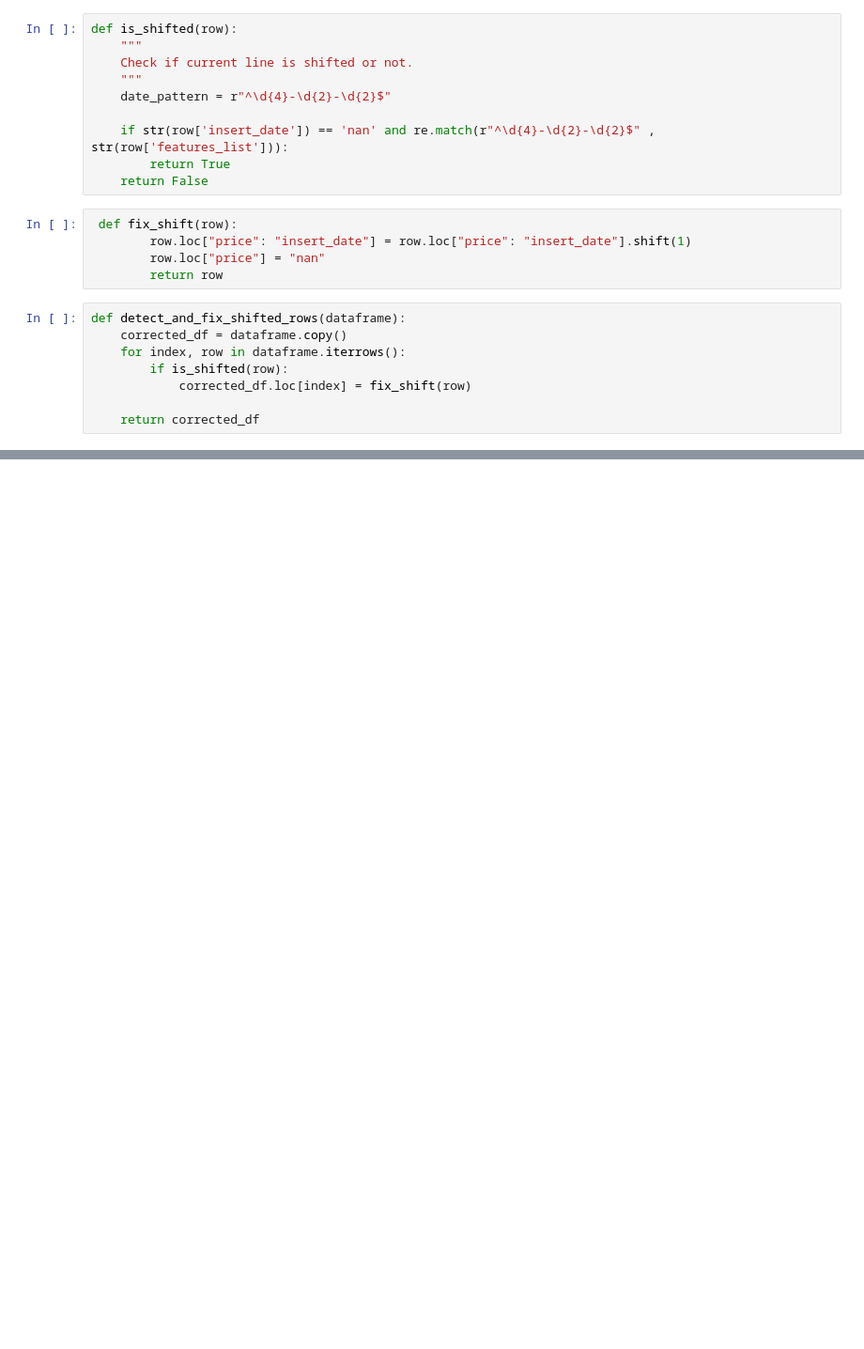
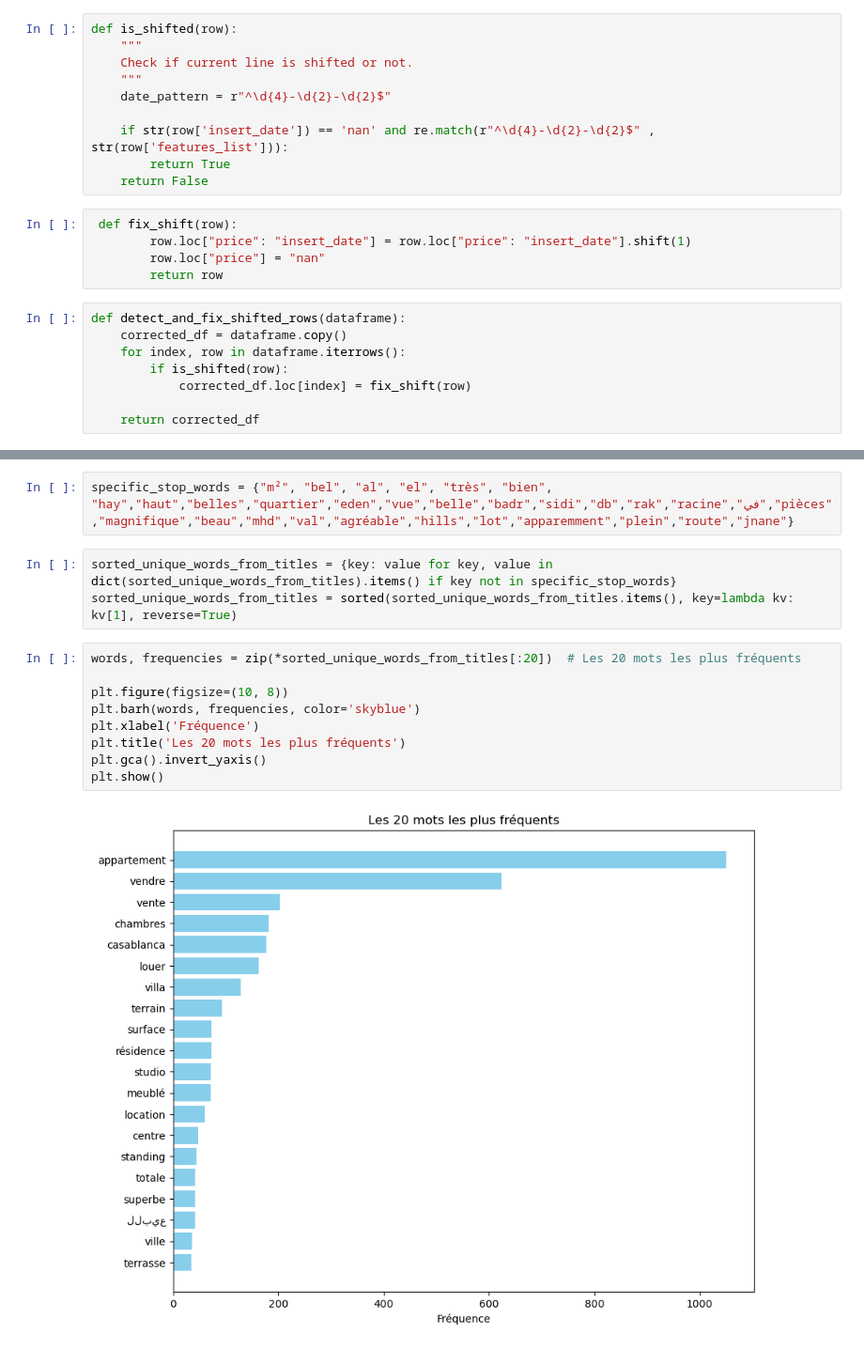
Before and after one commit to afandigit/Market-Housing, a Jupyter notebook: Mubawab Data Preparation and Analysis.ipynb, the cells around one changed output, grey strips where cells are left out. Shown at 94% size. Saved outputs shown, nothing was run; the diff lists cells and outputs as text; blank space fills up the shorter version.

```diff
--- a/Mubawab Data Preparation and Analysis.ipynb
+++ b/Mubawab Data Preparation and Analysis.ipynb
@@ -156,0 +399,16 @@ sum(corrected_mubawab_dataset['insert_date'].isna())
+# %%
+specific_stop_words = {"m²", "bel", "al", "el", "très", "bien", "hay","haut","belles","quartier","eden","vue","belle","badr","sidi","db","rak","racine","في","pièces","magnifique","beau","mhd","val","agréable","hills","lot","apparemment","plein","route","jnane"}
+# %%
+sorted_unique_words_from_titles = {key: value for key, value in dict(sorted_unique_words_from_titles).items() if key not in specific_stop_words}
+sorted_unique_words_from_titles = sorted(sorted_unique_words_from_titles.items(), key=lambda kv: kv[1], reverse=True)
+# %%
+words, frequencies = zip(*sorted_unique_words_from_titles[:20])  # Les 20 mots les plus fréquents
+
+plt.figure(figsize=(10, 8))
+plt.barh(words, frequencies, color='skyblue')
+plt.xlabel('Fréquence')
+plt.title('Les 20 mots les plus fréquents')
+plt.gca().invert_yaxis()
+plt.show()
+# %% [output]
+[figure, added]
```
Also changed, not shown: parts of 85 cells of this notebook, 1 other file.
